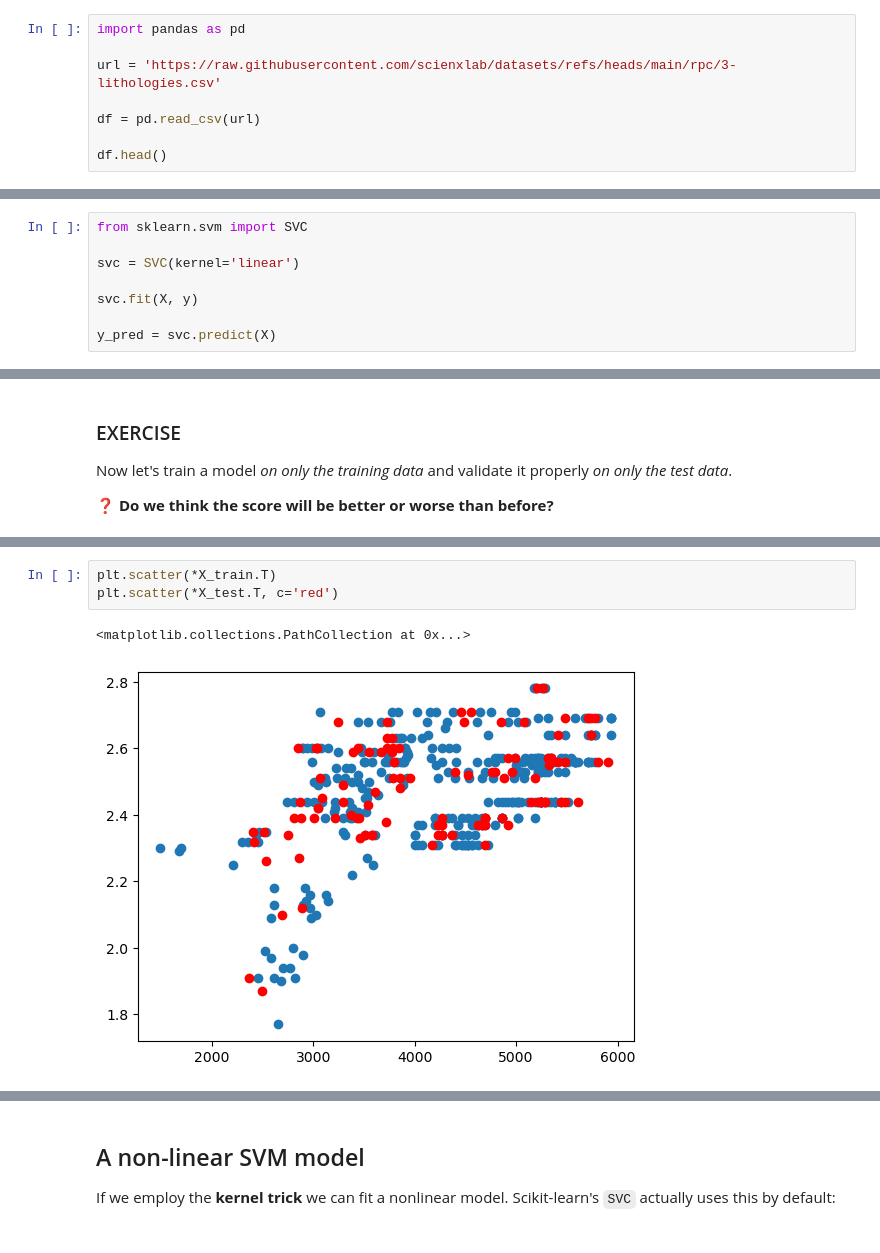
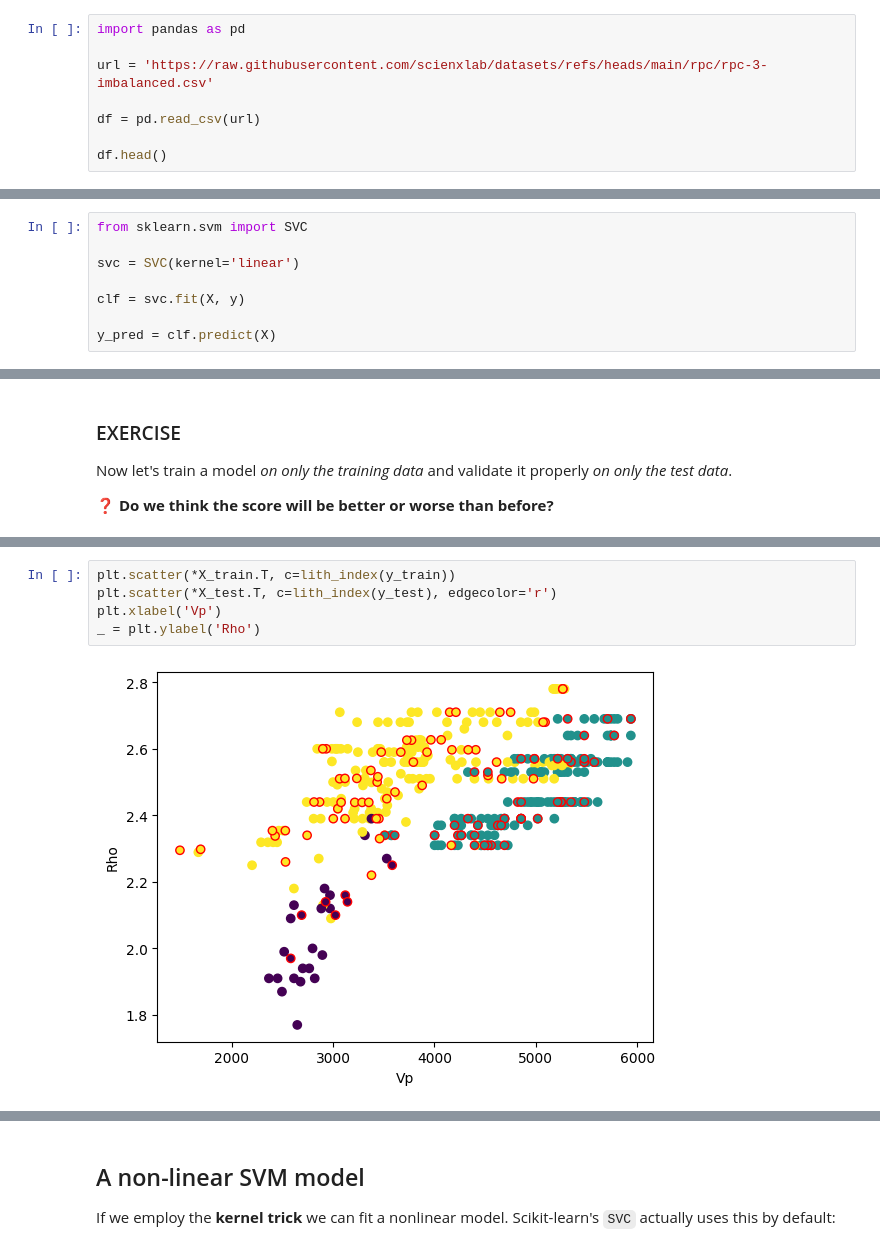
Before and after one commit to dawidszczur/intro-to-data-science, a Jupyter notebook: SOLUTIONS/1_classification_SOLVED.ipynb, the cells around one changed output, grey strips where cells are left out. Drawn from its saved outputs; the diff is of its cells as text.

```diff
--- a/SOLUTIONS/1_classification_SOLVED.ipynb
+++ b/SOLUTIONS/1_classification_SOLVED.ipynb
@@ -13,7 +13,7 @@ First we'll import some data. I'm using an extract from the Rock Property Catalo
 # %%
 import pandas as pd
 
-url = 'https://raw.githubusercontent.com/scienxlab/datasets/refs/heads/main/rpc/3-lithologies.csv'
+url = 'https://raw.githubusercontent.com/scienxlab/datasets/refs/heads/main/rpc/rpc-3-imbalanced.csv'
 
 df = pd.read_csv(url)
 
@@ -94,6 +100,6 @@ from sklearn.svm import SVC
 
 svc = SVC(kernel='linear')
 
-svc.fit(X, y)
+clf = svc.fit(X, y)
 
-y_pred = svc.predict(X)
+y_pred = clf.predict(X)
@@ -208,6 +290,7 @@ Can you demonstrate that the test sample is fair and reproducible?
 # %%
-plt.scatter(*X_train.T)
-plt.scatter(*X_test.T, c='red')
+plt.scatter(*X_train.T, c=lith_index(y_train))
+plt.scatter(*X_test.T, c=lith_index(y_test), edgecolor='r')
+plt.xlabel('Vp')
+_ = plt.ylabel('Rho')
 # %% [output]
-<matplotlib.collections.PathCollection at 0x...>
-[figure, old version]
+[figure, new version]
```
Also changed, not shown: parts of 60 cells of this notebook, 2 other files.
